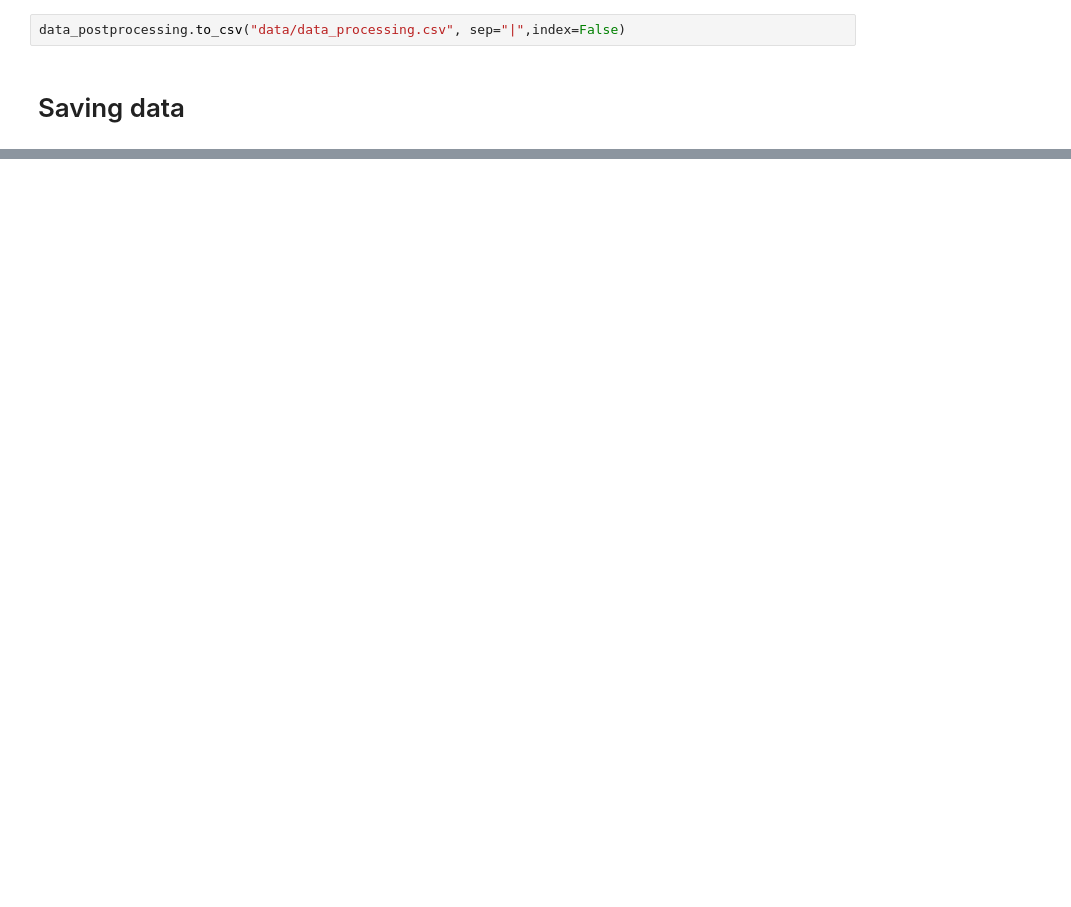
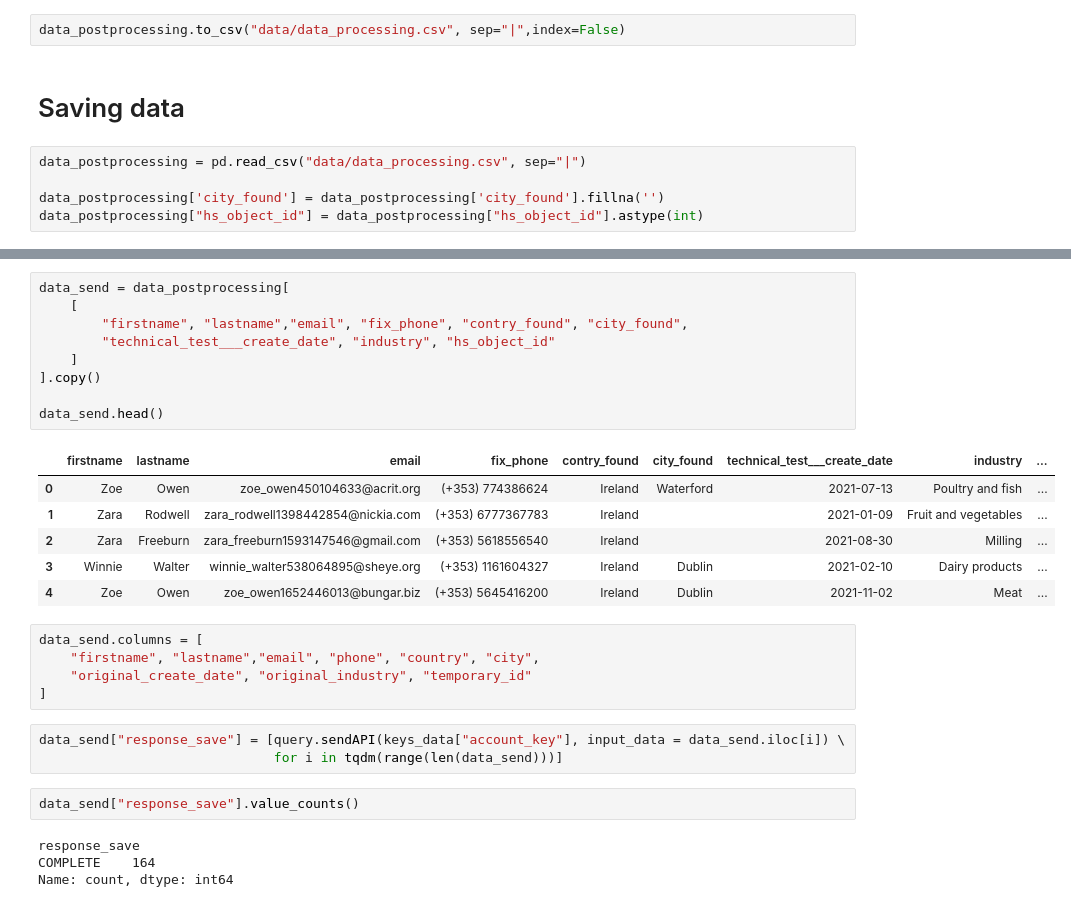
Before and after one commit to CamiloP121/technical_test-otf, a Jupyter notebook: data_pipeline.ipynb, the cells around one changed output, grey strips where cells are left out. Drawn from its saved outputs; the diff is of its cells as text; blank space fills up the shorter version.

Commit message:
send information to hubspot

```diff
--- a/data_pipeline.ipynb
+++ b/data_pipeline.ipynb
@@ -336,3 +329,8 @@ data_postprocessing = data_postprocessing[~data_postprocessing["firstname"].isna
 data_postprocessing.to_csv("data/data_processing.csv", sep="|",index=False)
 # %% [markdown]
 # Saving data
+# %%
+data_postprocessing = pd.read_csv("data/data_processing.csv", sep="|")
+
+data_postprocessing['city_found'] = data_postprocessing['city_found'].fillna('')
+data_postprocessing["hs_object_id"] = data_postprocessing["hs_object_id"].astype(int)
@@ -338,0 +345,30 @@ data_postprocessing.to_csv("data/data_processing.csv", sep="|",index=False)
+# %%
+data_send = data_postprocessing[
+    [
+        "firstname", "lastname","email", "fix_phone", "contry_found", "city_found",
+        "technical_test___create_date", "industry", "hs_object_id"
+    ]
+].copy()
+
+data_send.head()
+# %% [output]
+|  | firstname | lastname | email | fix_phone | contry_found | city_found | technical_test___create_date | industry | ... |
+| 0 | Zoe | Owen | zoe_owen450104633@acrit.org | (+353) 774386624 | Ireland | Waterford | 2021-07-13 | Poultry and fish | ... |
+| 1 | Zara | Rodwell | zara_rodwell1398442854@nickia.com | (+353) 6777367783 | Ireland |  | 2021-01-09 | Fruit and vegetables | ... |
+| 2 | Zara | Freeburn | zara_freeburn1593147546@gmail.com | (+353) 5618556540 | Ireland |  | 2021-08-30 | Milling | ... |
+| 3 | Winnie | Walter | winnie_walter538064895@sheye.org | (+353) 1161604327 | Ireland | Dublin | 2021-02-10 | Dairy products | ... |
+| 4 | Zoe | Owen | zoe_owen1652446013@bungar.biz | (+353) 5645416200 | Ireland | Dublin | 2021-11-02 | Meat | ... |
+# %%
+data_send.columns = [
+    "firstname", "lastname","email", "phone", "country", "city",
+    "original_create_date", "original_industry", "temporary_id"
+]
+# %%
+data_send["response_save"] = [query.sendAPI(keys_data["account_key"], input_data = data_send.iloc[i]) \
+                              for i in tqdm(range(len(data_send)))]
+# %%
+data_send["response_save"].value_counts()
+# %% [output]
+response_save
+COMPLETE    164
+Name: count, dtype: int64
```
Also changed, not shown: parts of 5 cells of this notebook.
